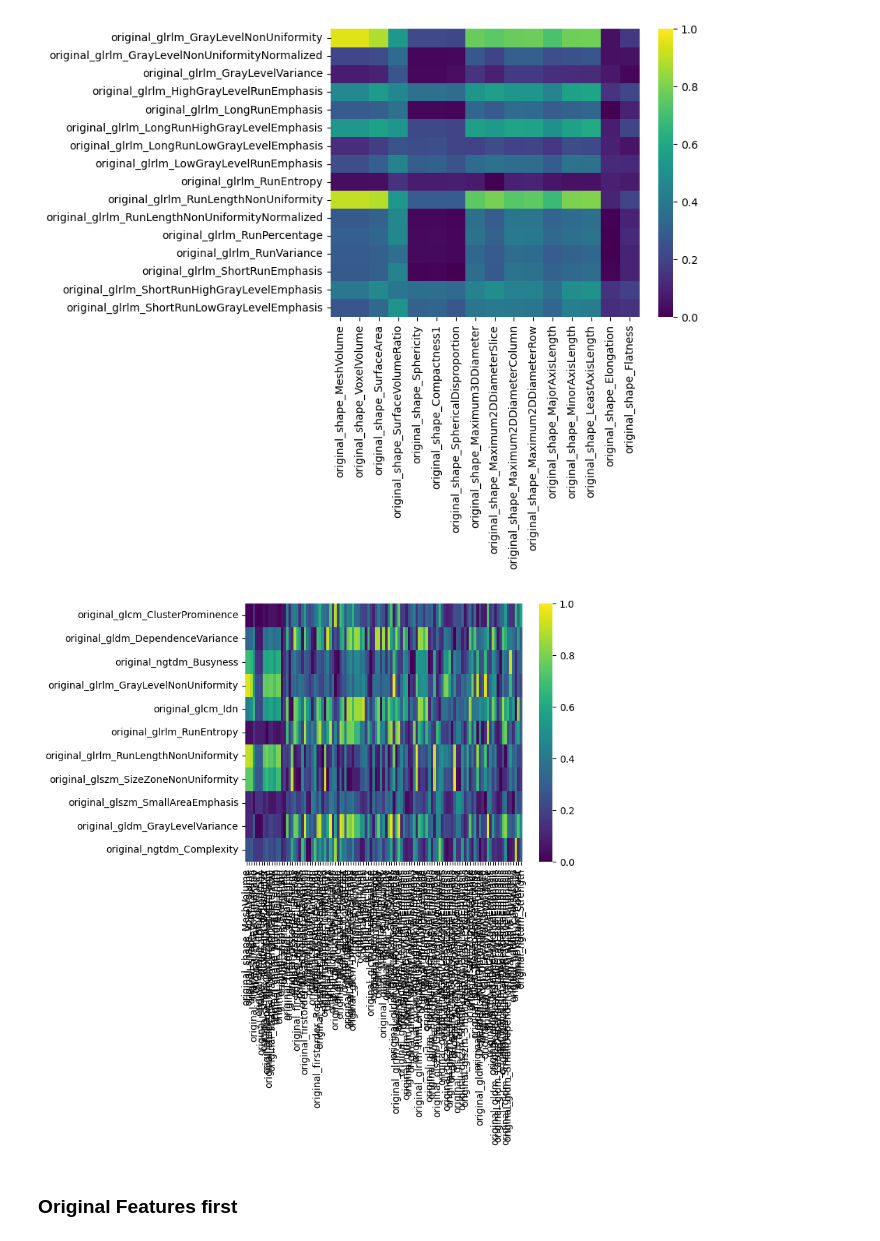
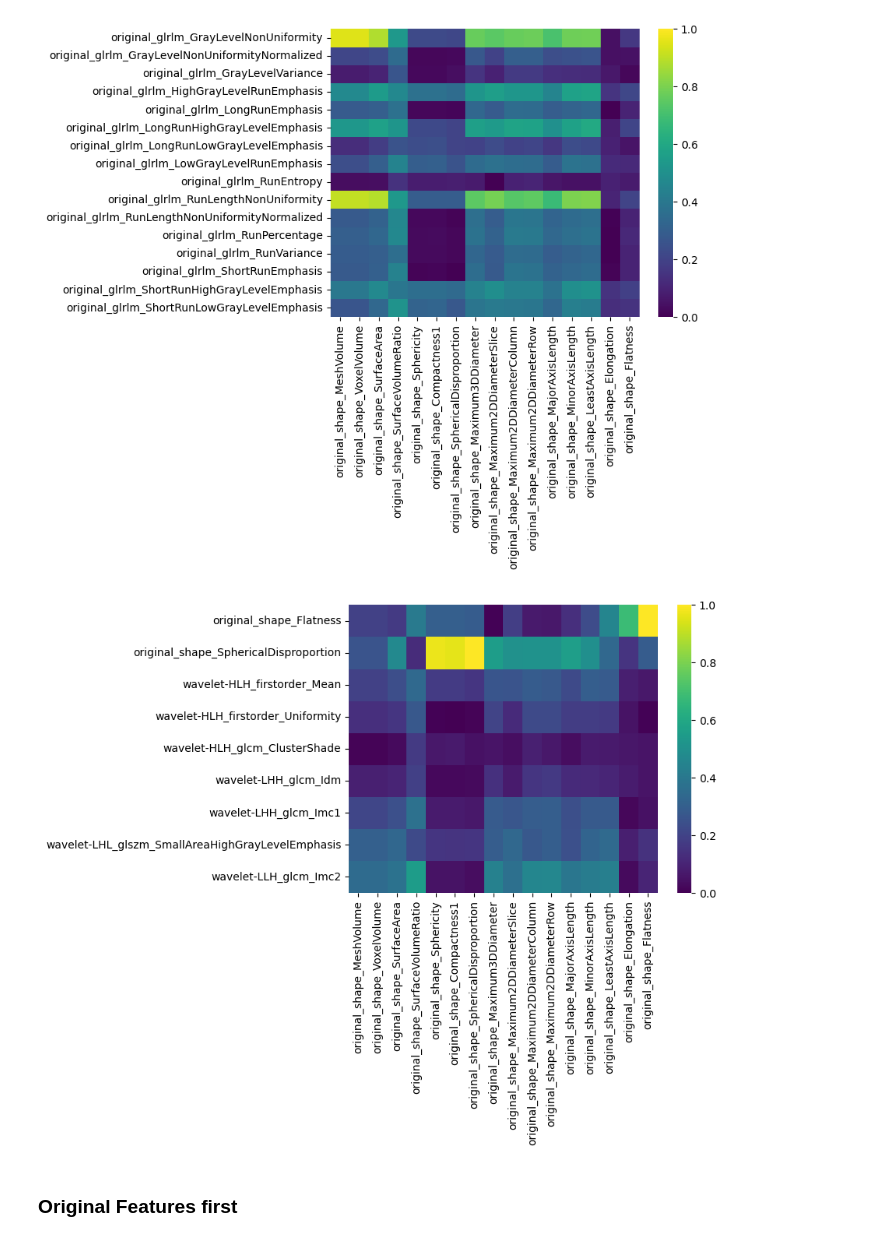
Before and after one commit to bhklab/readii_2_roqc, a Jupyter notebook: sandbox/visualization/radiomic_feature_correlations_2026.ipynb, the cells around one changed output. Drawn from its saved outputs; the diff is of its cells as text; code cells hidden in the pictures.

Commit message:
feat: new correlation visualization functions

```diff
--- a/sandbox/visualization/radiomic_feature_correlations_2026.ipynb
+++ b/sandbox/visualization/radiomic_feature_correlations_2026.ipynb
@@ -70,30 +75,43 @@ corr_ax = sns.heatmap(select_df,
 [figure]
 # %%
 signature_name = 'selection_from_heatmaps'
+# sig_feats = [
+#     'original_glcm_ClusterProminence',
+#     'original_gldm_DependenceVariance',
+#     'original_ngtdm_Busyness',
+#     'original_glrlm_GrayLevelNonUniformity',
+#     'original_glcm_Idn',
+#     'original_glrlm_RunEntropy',
+#     'original_glrlm_RunLengthNonUniformity',
+#     'original_glszm_SizeZoneNonUniformity',
+#     'original_glszm_SmallAreaEmphasis',
+#     'original_gldm_GrayLevelVariance',
+#     'original_ngtdm_Complexity',
+# ]
+
+# choi et al signature
 sig_feats = [
-    'original_glcm_ClusterProminence',
-    'original_gldm_DependenceVariance',
-    'original_ngtdm_Busyness',
-    'original_glrlm_GrayLevelNonUniformity',
-    'original_glcm_Idn',
-    'original_glrlm_RunEntropy',
-    'original_glrlm_RunLengthNonUniformity',
-    'original_glszm_SizeZoneNonUniformity',
-    'original_glszm_SmallAreaEmphasis',
-    'original_gldm_GrayLevelVariance',
-    'original_ngtdm_Complexity',
+    'original_shape_Flatness',
+    'original_shape_SphericalDisproportion',
+    'wavelet-HLH_firstorder_Mean',
+    'wavelet-HLH_firstorder_Uniformity',
+    'wavelet-HLH_glcm_ClusterShade',
+    'wavelet-LHH_glcm_Idm',
+    'wavelet-LHH_glcm_Imc1',
+    'wavelet-LHL_glszm_SmallAreaHighGrayLevelEmphasis',
+    'wavelet-LLH_glcm_Imc2',
 ]
 
-select_df = corr_df.filter(items=sig_feats, axis=0).filter(regex="original.*", axis=1)
+select_df = corr_df.filter(items=sig_feats, axis=0).filter(regex="original_shape.*", axis=1)
 
 corr_ax = sns.heatmap(select_df,
                         cmap='viridis',
                         vmin=0,
                         vmax=1,
                         xticklabels=True,
                         yticklabels=True)
 # %% [output]
-[figure, old version]
+[figure, new version]
 # %%
 signature_name = 'wavelet_selection_from_heatmaps'
 sig_feats = [
```
Also changed, not shown: parts of 6 cells of this notebook.
